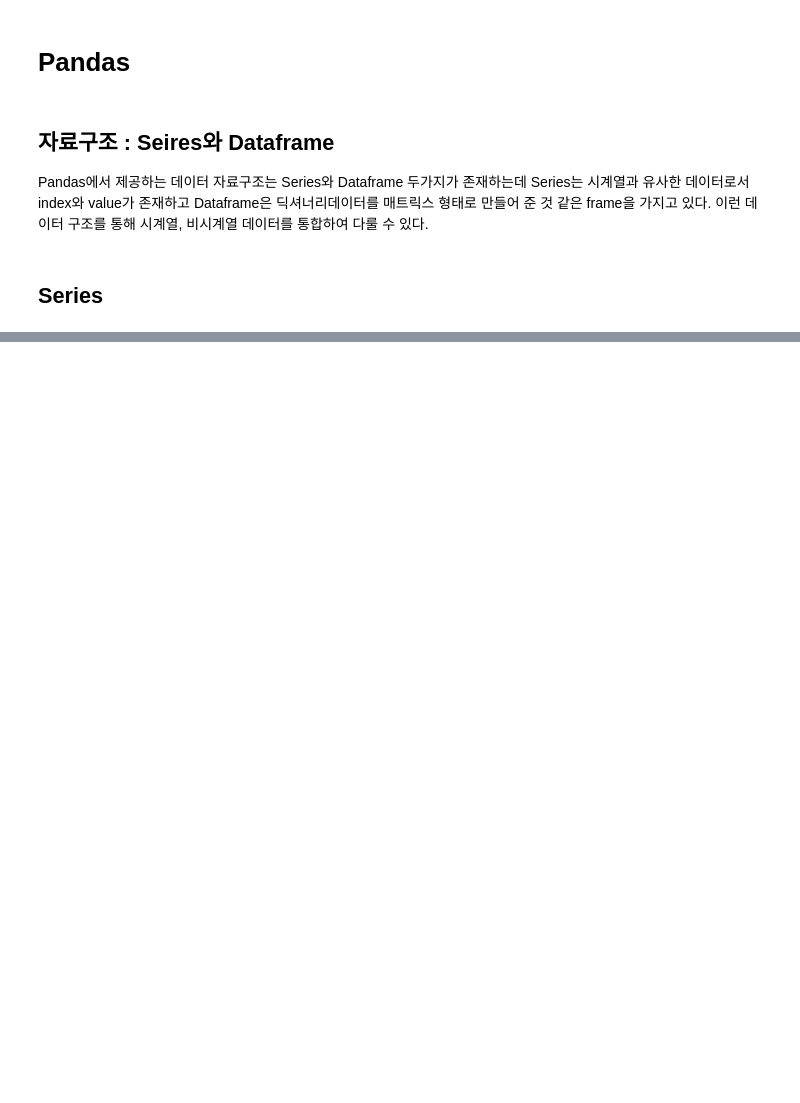
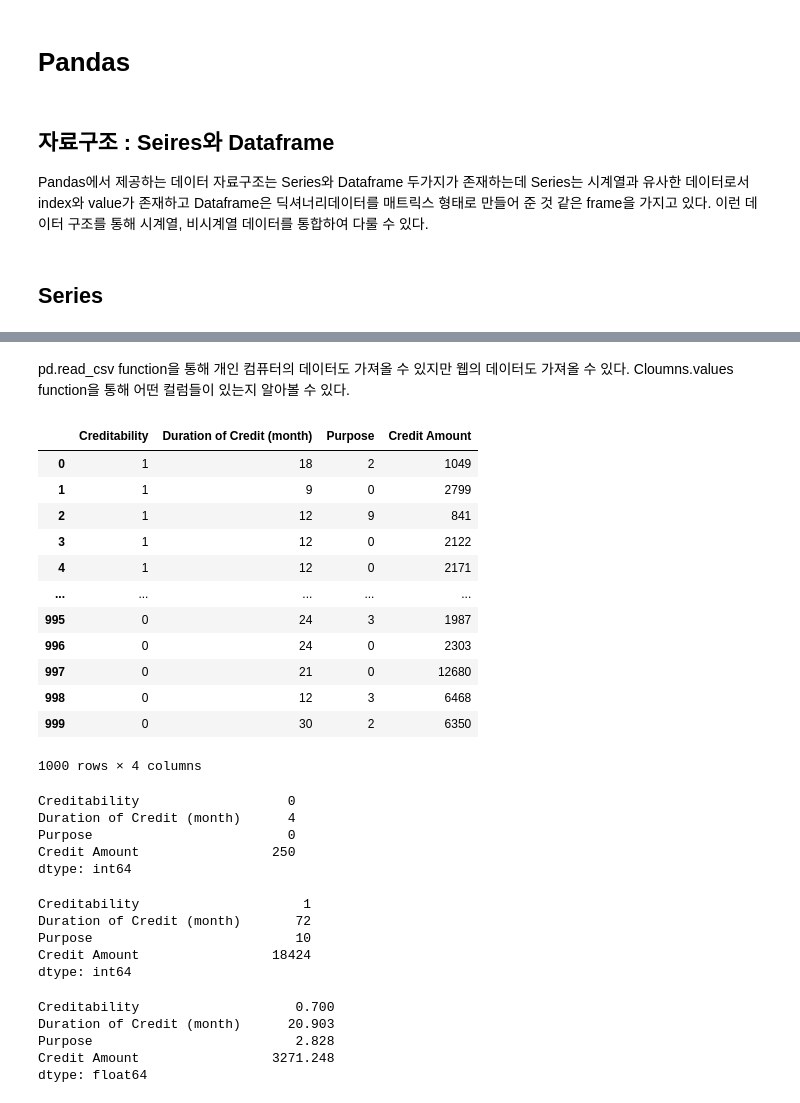
Before and after one commit to moung1012/HelloAI, a Jupyter notebook: Pre-Courses/Pandas.ipynb, the cells around one changed output, grey strips where cells are left out. Saved outputs shown, nothing was run; the diff lists cells and outputs as text; code cells hidden in the pictures; blank space fills up the shorter version.

```diff
--- a/Pre-Courses/Pandas.ipynb
+++ b/Pre-Courses/Pandas.ipynb
@@ -37,0 +421,2 @@ ModuleNotFoundError: No module named 'pandas'
+# %%
+german = pd.read_csv('http://freakonometrics.free.fr/german_credit.csv')
@@ -37,0 +443,45 @@ ModuleNotFoundError: No module named 'pandas'
+# %% [markdown]
+pd.read_csv function을 통해 개인 컴퓨터의 데이터도 가져올 수 있지만 웹의 데이터도 가져올 수 있다.
+Cloumns.values function을 통해 어떤 컬럼들이 있는지 알아볼 수 있다.
+# %%
+german_sample=german[['Creditability','Duration of Credit (month)','Purpose','Credit Amount']]
+# %%
+german_sample
+# %% [output]
+|  | Creditability | Duration of Credit (month) | Purpose | Credit Amount |
+| 0 | 1 | 18 | 2 | 1049 |
+| 1 | 1 | 9 | 0 | 2799 |
+| 2 | 1 | 12 | 9 | 841 |
+| 3 | 1 | 12 | 0 | 2122 |
+| 4 | 1 | 12 | 0 | 2171 |
+| ... | ... | ... | ... | ... |
+| 995 | 0 | 24 | 3 | 1987 |
+| 996 | 0 | 24 | 0 | 2303 |
+| 997 | 0 | 21 | 0 | 12680 |
+| 998 | 0 | 12 | 3 | 6468 |
+| 999 | 0 | 30 | 2 | 6350 |
+1000 rows × 4 columns
+# %%
+german_sample.min()
+# %% [output]
+Creditability                   0
+Duration of Credit (month)      4
+Purpose                         0
+Credit Amount                 250
+dtype: int64
+# %%
+german_sample.max()
+# %% [output]
+Creditability                     1
+Duration of Credit (month)       72
+Purpose                          10
+Credit Amount                 18424
+dtype: int64
+# %%
+german_sample.mean()
+# %% [output]
+Creditability                    0.700
+Duration of Credit (month)      20.903
+Purpose                          2.828
+Credit Amount                 3271.248
+dtype: float64
```
Also changed, not shown: parts of 125 cells of this notebook, 4 other files.
